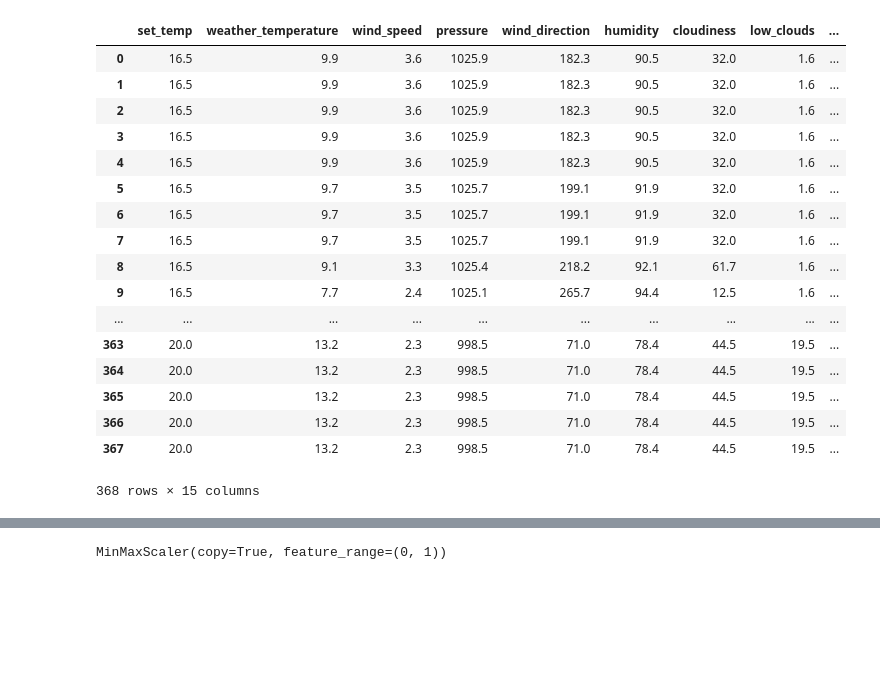
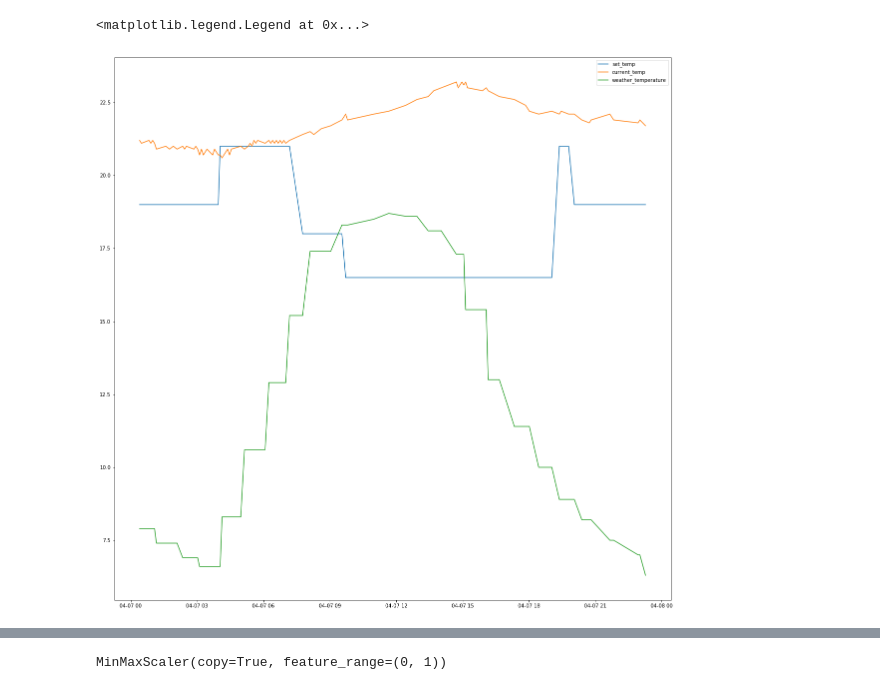
Before and after one commit to CMootz/week_program, a Jupyter notebook: Notebooks/preprocess.ipynb, the cells around one changed output, grey strips where cells are left out. Drawn from its saved outputs; the diff is of its cells as text; code cells hidden in the pictures; blank space fills up the shorter version.

```diff
--- a/Notebooks/preprocess.ipynb
+++ b/Notebooks/preprocess.ipynb
@@ -113,21 +39,0 @@ X_ = frame.drop(columns=['entity_id','attributes','state','current_temp','last_u
-# %%
-X_
-# %% [output]
-|  | set_temp | weather_temperature | wind_speed | pressure | wind_direction | humidity | cloudiness | low_clouds | ... |
-| 0 | 16.5 | 9.9 | 3.6 | 1025.9 | 182.3 | 90.5 | 32.0 | 1.6 | ... |
-| 1 | 16.5 | 9.9 | 3.6 | 1025.9 | 182.3 | 90.5 | 32.0 | 1.6 | ... |
-| 2 | 16.5 | 9.9 | 3.6 | 1025.9 | 182.3 | 90.5 | 32.0 | 1.6 | ... |
-| 3 | 16.5 | 9.9 | 3.6 | 1025.9 | 182.3 | 90.5 | 32.0 | 1.6 | ... |
-| 4 | 16.5 | 9.9 | 3.6 | 1025.9 | 182.3 | 90.5 | 32.0 | 1.6 | ... |
-| 5 | 16.5 | 9.7 | 3.5 | 1025.7 | 199.1 | 91.9 | 32.0 | 1.6 | ... |
-| 6 | 16.5 | 9.7 | 3.5 | 1025.7 | 199.1 | 91.9 | 32.0 | 1.6 | ... |
-| 7 | 16.5 | 9.7 | 3.5 | 1025.7 | 199.1 | 91.9 | 32.0 | 1.6 | ... |
-| 8 | 16.5 | 9.1 | 3.3 | 1025.4 | 218.2 | 92.1 | 61.7 | 1.6 | ... |
-| 9 | 16.5 | 7.7 | 2.4 | 1025.1 | 265.7 | 94.4 | 12.5 | 1.6 | ... |
-| ... | ... | ... | ... | ... | ... | ... | ... | ... | ... |
-| 363 | 20.0 | 13.2 | 2.3 | 998.5 | 71.0 | 78.4 | 44.5 | 19.5 | ... |
-| 364 | 20.0 | 13.2 | 2.3 | 998.5 | 71.0 | 78.4 | 44.5 | 19.5 | ... |
-| 365 | 20.0 | 13.2 | 2.3 | 998.5 | 71.0 | 78.4 | 44.5 | 19.5 | ... |
-| 366 | 20.0 | 13.2 | 2.3 | 998.5 | 71.0 | 78.4 | 44.5 | 19.5 | ... |
-| 367 | 20.0 | 13.2 | 2.3 | 998.5 | 71.0 | 78.4 | 44.5 | 19.5 | ... |
-368 rows × 15 columns
@@ -142,0 +40,16 @@ X_train, X_test, y_train, y_test = train_test_split(X_train, y_train,  test_size
+# %%
+dates = matplotlib.dates.date2num(frame3['last_updated'])
+fig1 = matplotlib.pyplot.figure(figsize=[20,20])
+matplotlib.pyplot.plot_date(dates, frame3['set_temp'], '-')
+matplotlib.pyplot.plot_date(dates, frame3['current_temp'], '-')
+matplotlib.pyplot.plot_date(dates, frame3['weather_temperature'], '-')
+#matplotlib.pyplot.plot_date(dates, frame3['wind_speed'], '-')
+#matplotlib.pyplot.plot_date(dates, frame3['wind_direction'], '-')
+#matplotlib.pyplot.plot_date(dates, frame3['humidity'], '-')
+#matplotlib.pyplot.plot_date(dates, frame3['cloudiness'], '-')
+#matplotlib.pyplot.plot_date(dates, frame3['pressure'], '-')
+#matplotlib.pyplot.plot_date(dates, frame3['dewpoint_temperature'], '-')
+matplotlib.pyplot.legend()
+# %% [output]
+<matplotlib.legend.Legend at 0x...>
+[figure, added]
```
Also changed, not shown: parts of 70 cells of this notebook, 6 other files.
